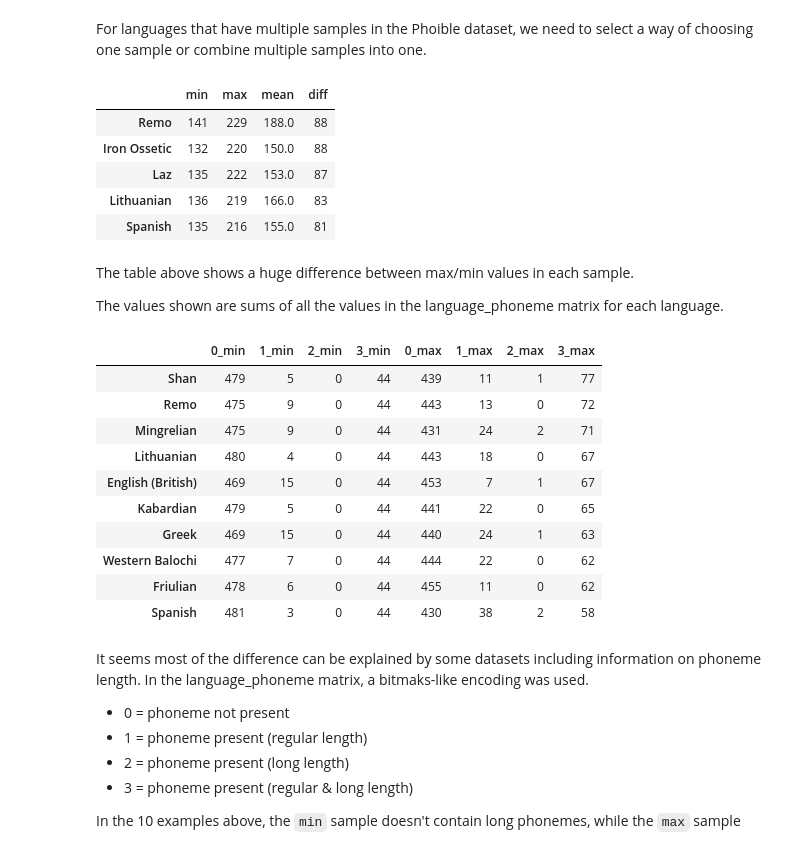
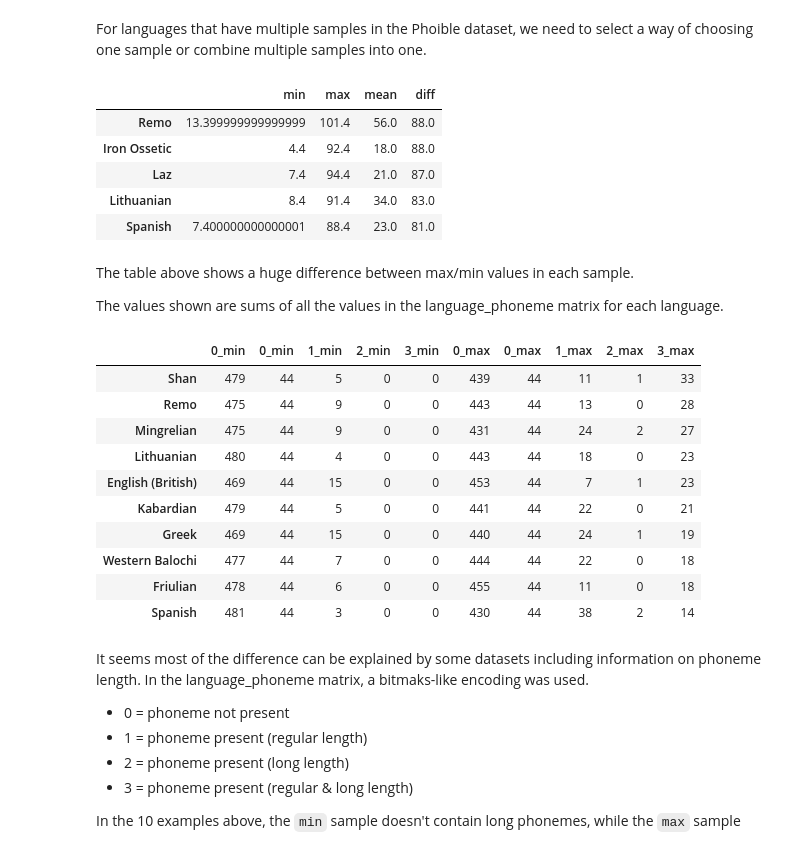
Before and after one commit to Pappa/conlanger, a Jupyter notebook: notebooks/language_phoneme_analysis.ipynb, the cells around one changed output. Drawn from its saved outputs; the diff is of its cells as text; code cells hidden in the pictures.

```diff
--- a/notebooks/language_phoneme_analysis.ipynb
+++ b/notebooks/language_phoneme_analysis.ipynb
@@ -2,7 +2,7 @@
 import numpy as np
 import pandas as pd
 # %%
-language_phonemes = np.load("./data/language_phonemes.npy", allow_pickle=True).astype(int)
+language_phonemes = np.load("./data/language_phonemes.npy", allow_pickle=True)
 language_names = np.load("./data/language_names.npy", allow_pickle=True)[:, 0]
 
 assert language_phonemes.shape[0] == language_names.shape[0]
@@ -75,11 +75,11 @@ lang_stats_df = pd.DataFrame(
 lang_stats_df.head(5)
 # %% [output]
 |  | min | max | mean | diff |
-| Remo | 141 | 229 | 188.0 | 88 |
-| Iron Ossetic | 132 | 220 | 150.0 | 88 |
-| Laz | 135 | 222 | 153.0 | 87 |
-| Lithuanian | 136 | 219 | 166.0 | 83 |
-| Spanish | 135 | 216 | 155.0 | 81 |
+| Remo | 13.399999999999999 | 101.4 | 56.0 | 88.0 |
+| Iron Ossetic | 4.4 | 92.4 | 18.0 | 88.0 |
+| Laz | 7.4 | 94.4 | 21.0 | 87.0 |
+| Lithuanian | 8.4 | 91.4 | 34.0 | 83.0 |
+| Spanish | 7.400000000000001 | 88.4 | 23.0 | 81.0 |
 # %% [markdown]
 The table above shows a huge difference between max/min values in each sample.
 
@@ -87,26 +87,26 @@ The values shown are sums of all the values in the language_phoneme matrix for e
 # %%
 phoneme_type_counts = np.array(
     [v["counts"] for name, v in language_data.items() if name in multiple_samples]
 )
 
 phoneme_type_counts_df = pd.DataFrame(
     phoneme_type_counts,
     index=lang_stats[:, 0],
-    columns=[f"{v}_min" for v in all_values] + [f"{v}_max" for v in all_values],
+    columns=[f"{int(v)}_min" for v in all_values] + [f"{int(v)}_max" for v in all_values],
 ).sort_values("3_max", ascending=False)
 phoneme_type_counts_df.head(10)
 # %% [output]
-|  | 0_min | 1_min | 2_min | 3_min | 0_max | 1_max | 2_max | 3_max |
-| Shan | 479 | 5 | 0 | 44 | 439 | 11 | 1 | 77 |
-| Remo | 475 | 9 | 0 | 44 | 443 | 13 | 0 | 72 |
-| Mingrelian | 475 | 9 | 0 | 44 | 431 | 24 | 2 | 71 |
-| Lithuanian | 480 | 4 | 0 | 44 | 443 | 18 | 0 | 67 |
-| English (British) | 469 | 15 | 0 | 44 | 453 | 7 | 1 | 67 |
-| Kabardian | 479 | 5 | 0 | 44 | 441 | 22 | 0 | 65 |
-| Greek | 469 | 15 | 0 | 44 | 440 | 24 | 1 | 63 |
-| Western Balochi | 477 | 7 | 0 | 44 | 444 | 22 | 0 | 62 |
-| Friulian | 478 | 6 | 0 | 44 | 455 | 11 | 0 | 62 |
-| Spanish | 481 | 3 | 0 | 44 | 430 | 38 | 2 | 58 |
+|  | 0_min | 0_min | 1_min | 2_min | 3_min | 0_max | 0_max | 1_max | 2_max | 3_max |
+| Shan | 479 | 44 | 5 | 0 | 0 | 439 | 44 | 11 | 1 | 33 |
+| Remo | 475 | 44 | 9 | 0 | 0 | 443 | 44 | 13 | 0 | 28 |
+| Mingrelian | 475 | 44 | 9 | 0 | 0 | 431 | 44 | 24 | 2 | 27 |
+| Lithuanian | 480 | 44 | 4 | 0 | 0 | 443 | 44 | 18 | 0 | 23 |
+| English (British) | 469 | 44 | 15 | 0 | 0 | 453 | 44 | 7 | 1 | 23 |
+| Kabardian | 479 | 44 | 5 | 0 | 0 | 441 | 44 | 22 | 0 | 21 |
+| Greek | 469 | 44 | 15 | 0 | 0 | 440 | 44 | 24 | 1 | 19 |
+| Western Balochi | 477 | 44 | 7 | 0 | 0 | 444 | 44 | 22 | 0 | 18 |
+| Friulian | 478 | 44 | 6 | 0 | 0 | 455 | 44 | 11 | 0 | 18 |
+| Spanish | 481 | 44 | 3 | 0 | 0 | 430 | 44 | 38 | 2 | 14 |
 # %% [markdown]
 It seems most of the difference can be explained by some datasets including information on phoneme length. In the language_phoneme matrix, a bitmaks-like encoding was used.
 
```
Also changed, not shown: parts of 3 cells of this notebook, 6 other files.
